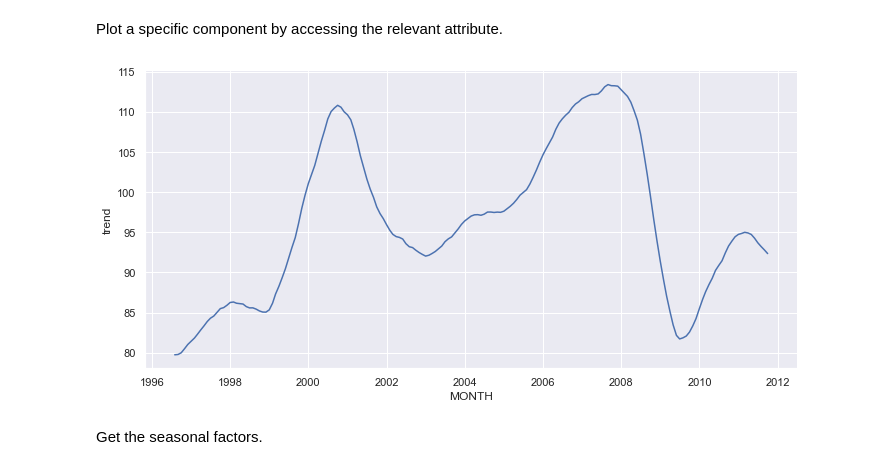
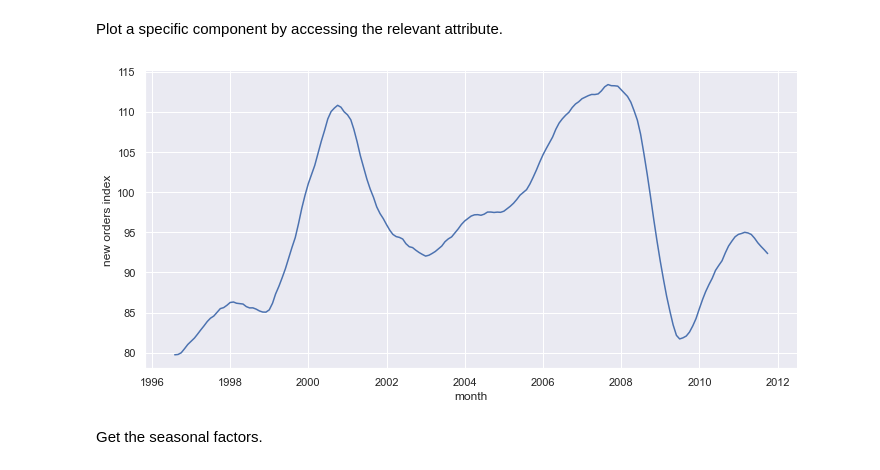
Before and after one commit to ljk233/laughingrook, a Jupyter notebook: posts/2022-05-23-decomposing_seasonal.ipynb, the cells around one changed output. Cells and saved outputs as stored; diff of their text form; code cells hidden in the pictures.

```diff
--- a/posts/2022-05-23-decomposing_seasonal.ipynb
+++ b/posts/2022-05-23-decomposing_seasonal.ipynb
@@ -68,12 +63,12 @@ Initialise the `Series`.
 # %%
 ts_elecequip = pd.Series(
     data=elecequip.data['value'].to_numpy(),
-    name='NEW ORDERS INDEX',
+    name='obs',
     index=pd.date_range(
         start='1996-01',
         periods=elecequip.data['value'].size,
         freq='M',
-        name='MONTH'
+        name='month'
     )
 )
 ts_elecequip.info()
@@ -117,14 +113,16 @@ plt.show()
 # %% [markdown]
 Plot a specific component by accessing the relevant attribute.
 # %%
-g = sns.relplot(
-    x=decomp_ts.trend.index,
-    y=decomp_ts.trend,
-    kind='line',
-    aspect=2
+sns.relplot(
+        x=decomp_ts.trend.index,
+        y=decomp_ts.trend,
+        kind='line',
+        aspect=2
 )
+plt.ylabel('new orders index')
+plt.show()
 # %% [output]
-[figure, old version]
+[figure, new version]
 # %% [markdown]
 Get the seasonal factors.
 # %%
```
Also changed, not shown: parts of 7 cells of this notebook, 24 other files.
